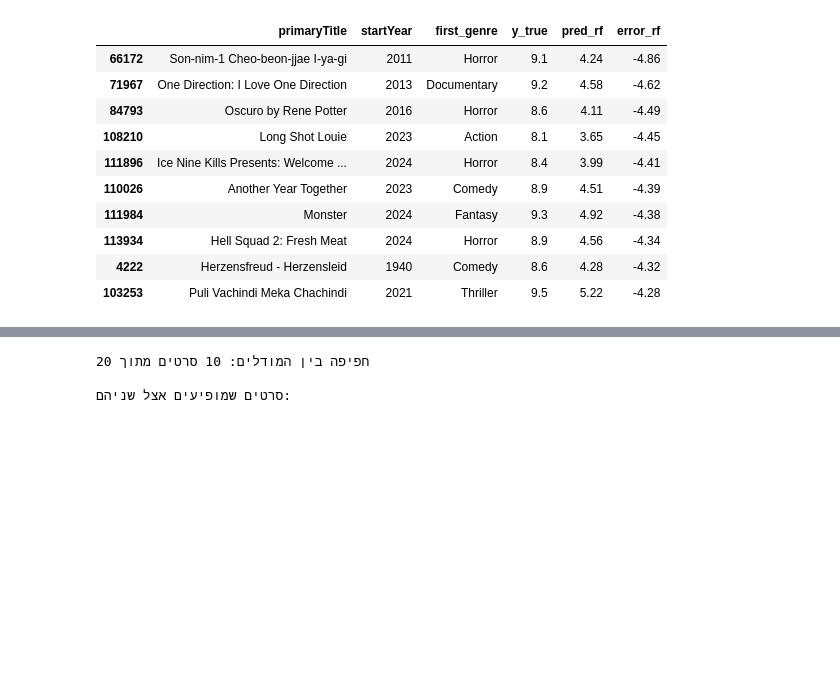
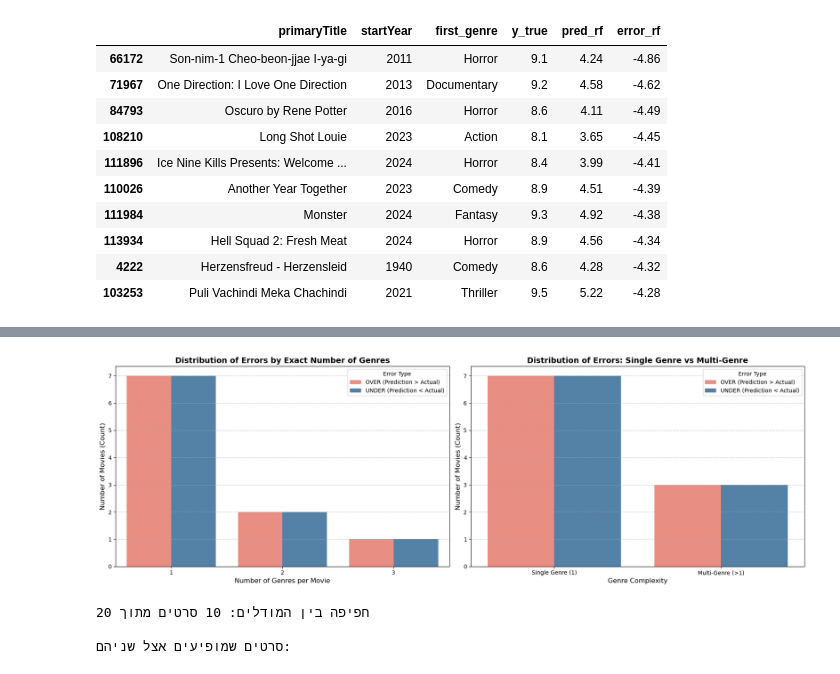
Before and after one commit to shirelhaddad/machine-learning, a Jupyter notebook: notebook_part2 (3) (2).ipynb, the cells around one changed output, grey strips where cells are left out. Cells and saved outputs as stored; diff of their text form; code cells hidden in the pictures; blank space fills up the shorter version.

```diff
--- a/notebook_part2 (3) (2).ipynb
+++ b/notebook_part2 (3) (2).ipynb
@@ -487,5 +655,34 @@ plt.show()
 # %%
-### ניתוח של 20 ה - outlie לפי זאנרים(כמות או בינארי )
+
+palette_colors = {'OVER (Prediction > Actual)': 'salmon', 'UNDER (Prediction < Actual)': 'steelblue'}
+fig, axes = plt.subplots(1, 2, figsize=(18, 6))
+
+# גרף א': חלוקת השגיאות לפי מספר הז'אנרים המדויק (num_genres)
+sns.countplot(data=outliers_rf, x='num_genres', hue='Error Type', palette=palette_colors, ax=axes[0])
+axes[0].set_title('Distribution of Errors by Exact Number of Genres', fontsize=14, fontweight='bold')
+axes[0].set_xlabel('Number of Genres per Movie', fontsize=12)
+axes[0].set_ylabel('Number of Movies (Count)', fontsize=12)
+axes[0].grid(axis='y', linestyle='--', alpha=0.7)
+axes[0].legend(title='Error Type')
+
+# גרף ב': חלוקה לפי מורכבות - ז'אנר יחיד (1) מול ריבוי ז'אנרים (גדול מ-1)
+sns.countplot(
+    data=outliers_rf,
+    x=outliers_rf['num_genres'].apply(lambda x: 'Single Genre (1)' if x == 1 else 'Multi-Genre (>1)'),
+    hue='Error Type',
+    palette=palette_colors,
+    ax=axes[1],
+    order=['Single Genre (1)', 'Multi-Genre (>1)'])
+axes[1].set_title('Distribution of Errors: Single Genre vs Multi-Genre', fontsize=14, fontweight='bold')
+axes[1].set_xlabel('Genre Complexity', fontsize=12)
+axes[1].set_ylabel('Number of Movies (Count)', fontsize=12)
+axes[1].grid(axis='y', linestyle='--', alpha=0.7)
+axes[1].legend(title='Error Type')
+
+plt.tight_layout()
+plt.show()
+# %% [output]
+[figure, added]
 # %%
 ### 10.4 – השוואה בין המודלים
 overlap_idx = outliers_rf.index.intersection(outliers_en.index)
```
Also changed, not shown: parts of 6 cells of this notebook.
